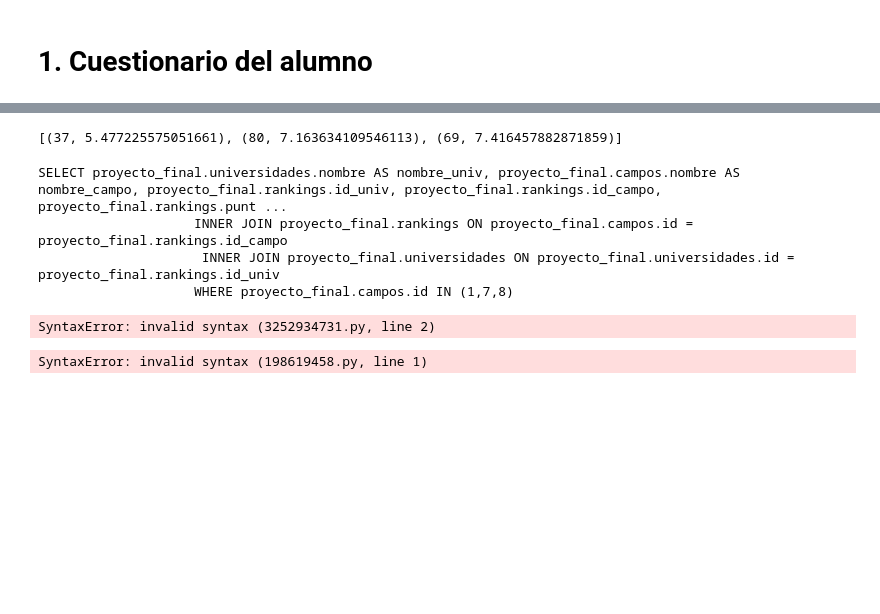
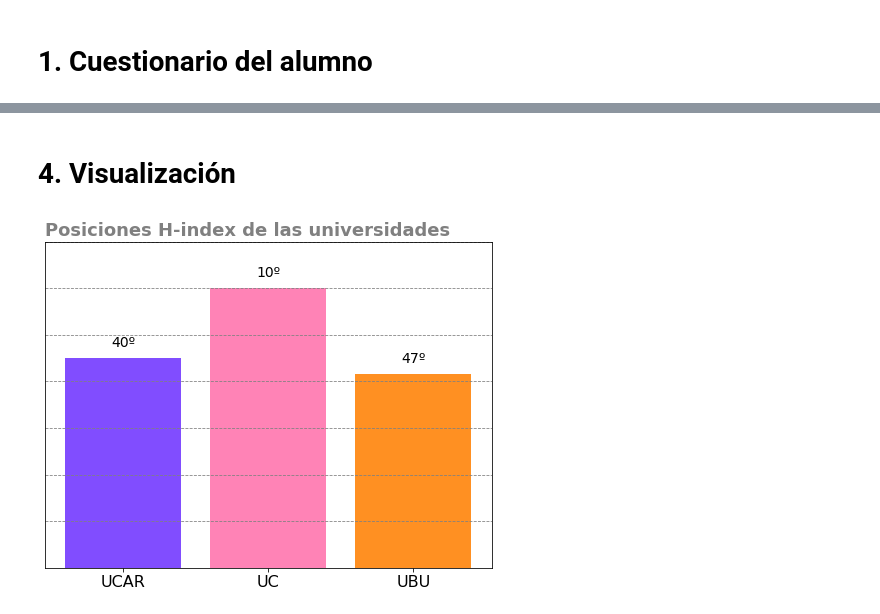
Before and after one commit to Dacarpe03/SIC_Big_Data_CDC, a Jupyter notebook: Scripts/recomendacion_universidades.ipynb, the cells around one changed output, grey strips where cells are left out. Drawn from its saved outputs; the diff is of its cells as text; code cells hidden in the pictures; blank space fills up the shorter version.

```diff
--- a/Scripts/recomendacion_universidades.ipynb
+++ b/Scripts/recomendacion_universidades.ipynb
@@ -44,7 +320,7 @@ dic_campos_usuario = {
 # %%
 print("Introduce el identificador de 3 campos de tu interés de mayor a menor preferencia:")
-for key, value in dic_campos_bd.items():
-    print(f"{'{:3d}'.format(key)}. {dic_campos_usuario[value]}")
+for key, value in DIC_CAMPOS_BD.items():
+    print(f"{'{:3d}'.format(key)}. {DIC_CAMPOS_USUARIO[value]}")
 print()
 
 completed = False
@@ -53,7 +329,7 @@ max_length = 3
 while not completed:
     selection = input(f"Introduce el identificador de tu elección ({len(selected_ids)}/{max_length}): ")
     if selection not in selected_ids:
-        print(f"    Has elegido {dic_campos_usuario[dic_campos_bd[int(selection)]]}")
+        print(f"    Has elegido {DIC_CAMPOS_USUARIO[DIC_CAMPOS_BD[int(selection)]]}")
         selected_ids.append(selection)
         if len(selected_ids) == max_length:
             completed = True
@@ -120,0 +361,3 @@ only showing top 20 rows
+# %%
+rankings_df = get_investigators_per_field(selected_ids)
+rankings_df.show()
@@ -227,13 +415,0 @@ for key, value in unis_dict.items():
-# %%
-def get_three_most_similar_unis(projs_dict, proj_user):
-    """
-        Searches for the three most similar unis to the user preferences
-    """
-    np_user_proj = np.array(proj_user)
-    similarities_dict = {}
-    for uni_key, proj in projs_dict.items():
-        np_uni_proj = np.array(proj)
-        similarities_dict[uni_key] = np.linalg.norm(np_user_proj-np_uni_proj)
-
-    similarities_ordered = sorted(similarities_dict.items(), key=lambda x:x[1])
-    return similarities_ordered[:3]
@@ -240,22 +420,8 @@ def get_three_most_similar_unis(projs_dict, proj_user):
 # %%
-recomendations = get_three_most_similar_unis(projs_dict, proj_usuario)
-print(recomendations)
+recomendations = get_three_most_similar_unis(projs_dict, PROJ_USER)
-# %% [output]
-[(37, 5.477225575051661), (80, 7.163634109546113), (69, 7.416457882871859)]
-# %%
-print(sentencia_sql)
-# %% [output]
-SELECT proyecto_final.universidades.nombre AS nombre_univ, proyecto_final.campos.nombre AS nombre_campo, proyecto_final.rankings.id_univ, proyecto_final.rankings.id_campo, proyecto_final.rankings.punt ...
-                    INNER JOIN proyecto_final.rankings ON proyecto_final.campos.id = proyecto_final.rankings.id_campo
-                     INNER JOIN proyecto_final.universidades ON proyecto_final.universidades.id = proyecto_final.rankings.id_univ
-                    WHERE proyecto_final.campos.id IN (1,7,8)
-# %%
-
-print(sentencia_sql)
-SELECT universidades.nombre AS nombre_univ, campos.nombre AS nombre_campo, COUNT(*) AS carreras FROM campos INNER JOIN facultades ON campos.id = facultades.id_campo INNER JOIN grados ON grados.id_fac = facultades.id INNER JOIN universidades ON universidades.id = facultades.id_univ WHERE campos.id IN (4,5,11) GROUP BY campos.nombre, universidades.nombre
-# %% [output]
-SyntaxError: invalid syntax (3252934731.py, line 2)
-# %%
-SELECT universidades.nombre AS nombre_univ, campos.nombre AS nombre_campo, rankings.id_univ, rankings.id_campo, rankings.puntuacion FROM campos INNER JOIN rankings ON campos.id = rankings.id_campo INNER JOIN universidades ON universidades.id = rankings.id_univ WHERE campos.id IN (4,5,11)
-# %% [output]
-SyntaxError: invalid syntax (198619458.py, line 1)
+# %% [markdown]
+# 4. Visualización
+# %%
+visualizar_posiciones_hindex(recomendations)
+# %% [output]
+[figure, added]
```
Also changed, not shown: parts of 27 cells of this notebook.
